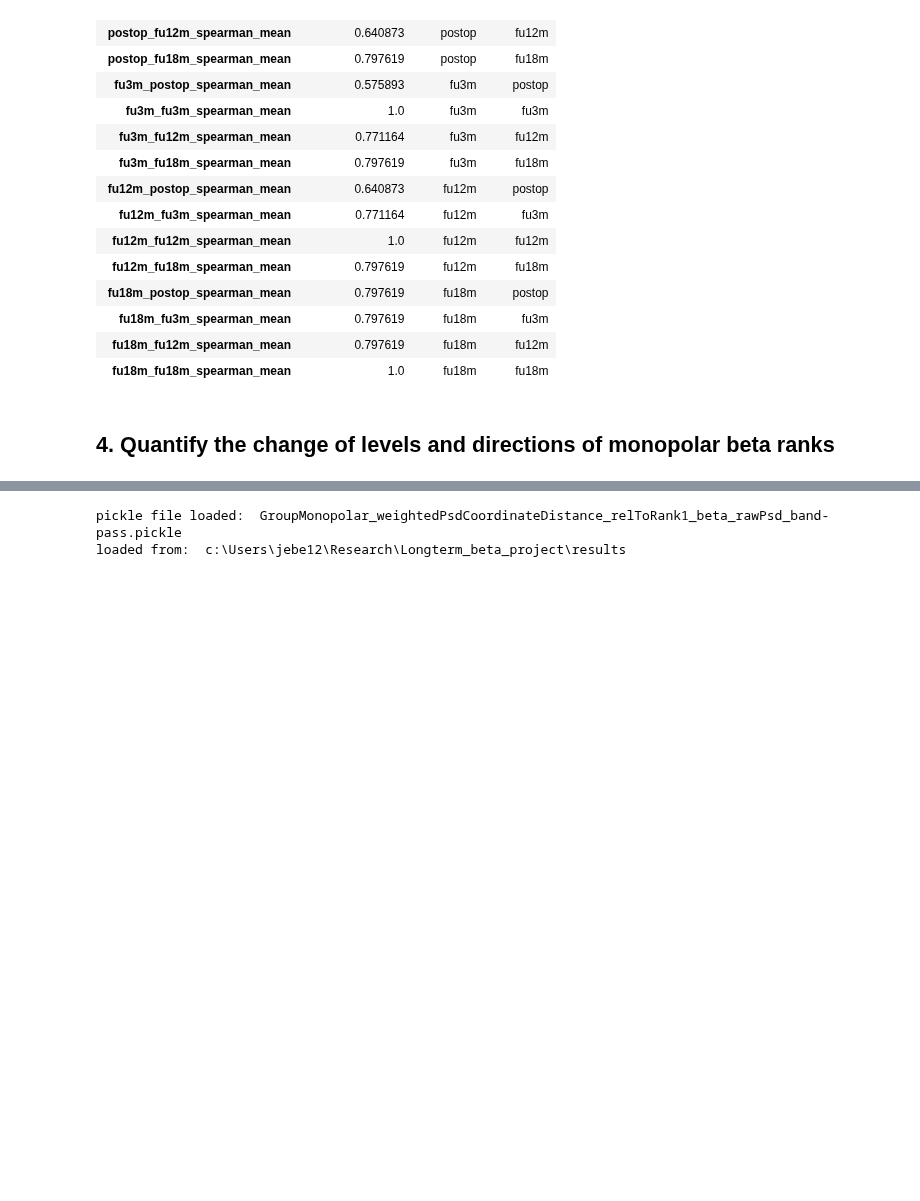
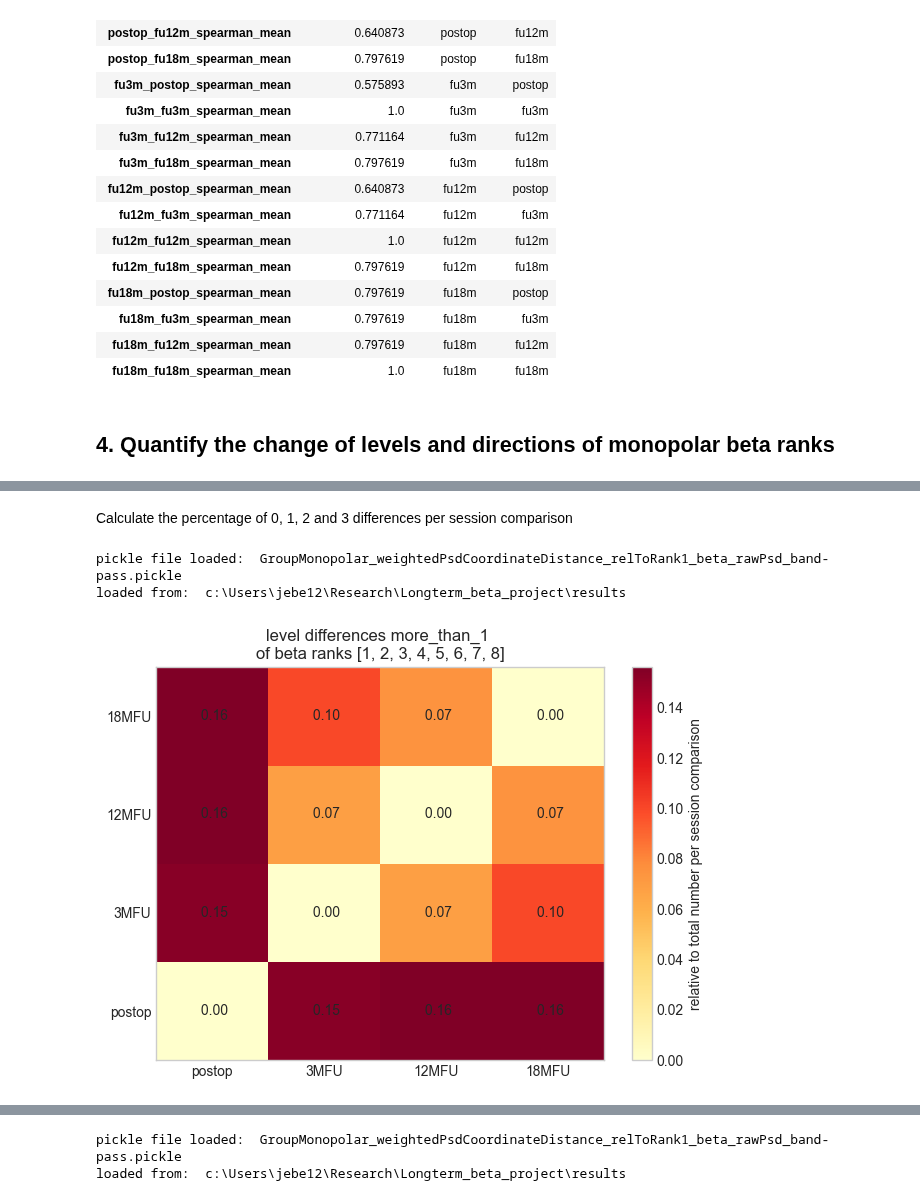
Before and after one commit to JKBehnke/BetaSenSightLongterm, a Jupyter notebook: notebooks/bssu_spatial_distribution.ipynb, the cells around one changed output, grey strips where cells are left out. Drawn from its saved outputs; the diff is of its cells as text; code cells hidden in the pictures; blank space fills up the shorter version.

Commit message:
heatmap plotting level differences of beta ranks

```diff
--- a/notebooks/bssu_spatial_distribution.ipynb
+++ b/notebooks/bssu_spatial_distribution.ipynb
@@ -767,0 +821,14 @@ fig.write_image(filename, format="png")
+# %% [markdown]
+Calculate the percentage of 0, 1, 2 and 3 differences per session comparison
+# %%
+mono_rank_level_difference_heatmap = groupMonopol.mono_rank_level_difference_heatmap(
+    freq_band="beta",
+    normalization="rawPsd",
+    filter_signal="band-pass",
+    ranks_included=[1,2,3,4,5,6,7,8],
+    difference_to_plot="more_than_1"
+)
+# %% [output]
+pickle file loaded:  GroupMonopolar_weightedPsdCoordinateDistance_relToRank1_beta_rawPsd_band-pass.pickle
+loaded from:  c:\Users\jebe12\Research\Longterm_beta_project\results
+[figure, added]
```
Also changed, not shown: parts of 15 cells of this notebook, 1 other file.
